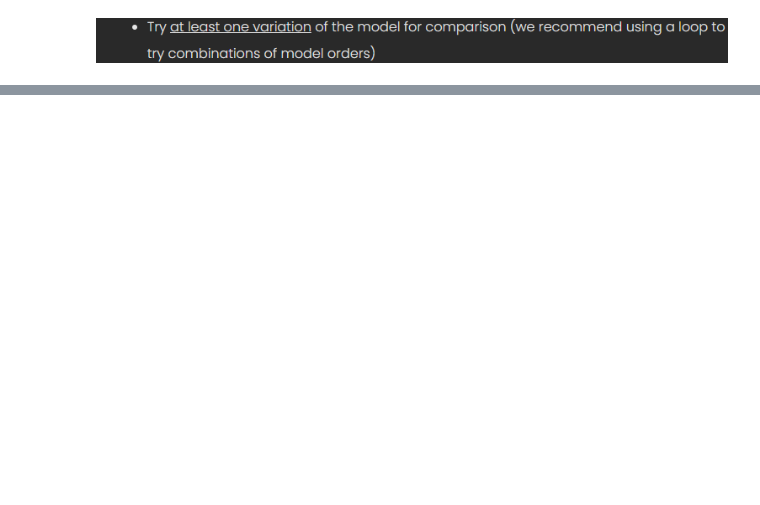
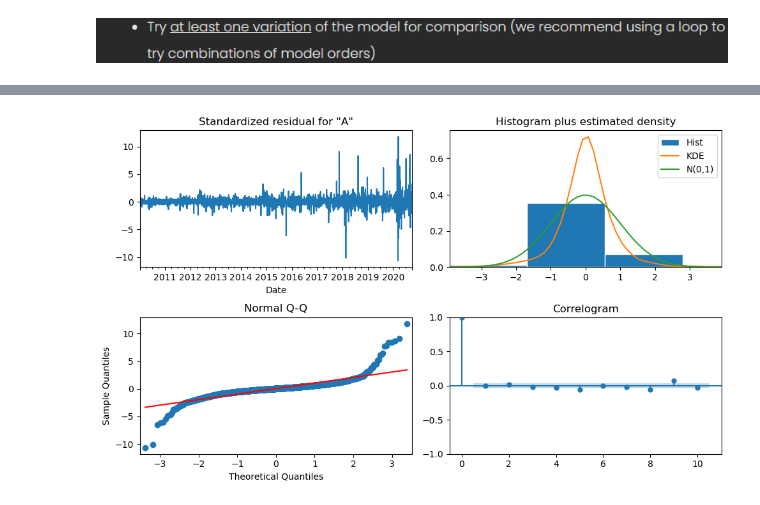
Before and after one commit to lrnrdr/Core-ARIMA-Models, a Jupyter notebook: Core_ARIMA.ipynb, the cells around one changed output, grey strips where cells are left out. Saved outputs shown, nothing was run; the diff lists cells and outputs as text; code cells hidden in the pictures; blank space fills up the shorter version.

```diff
--- a/Core_ARIMA.ipynb
+++ b/Core_ARIMA.ipynb
@@ -206,0 +207,2 @@ ts.isna().sum()
+# %%
+ts = ts.fillna(method='bfill')
@@ -290,0 +408,17 @@ pdq_to_try
+# %%
+# Build the model with the best AIC
+p = 3  # AR component
+
+d = 2  # Number of differencing required to make stationary
+
+q = 3 # MA component
+
+# Define and fit the model
+ar_2_ma_3_model = tsa.ARIMA(train, order=(p,d,q)).fit()
+# %%
+# Obtain diagnostic plots
+fig = ar_2_ma_3_model.plot_diagnostics()
+fig.set_size_inches(10,6)
+fig.tight_layout()
+# %% [output]
+[figure, added]
```
Also changed, not shown: parts of 16 cells of this notebook.
